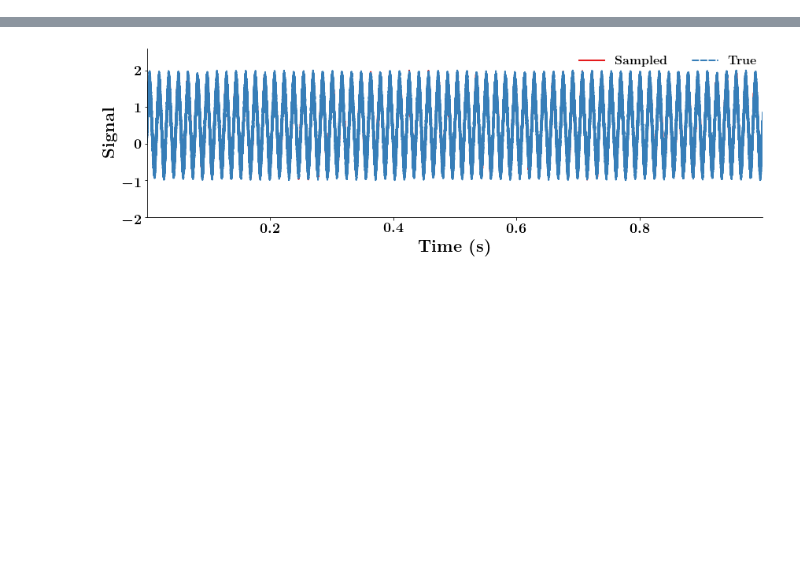
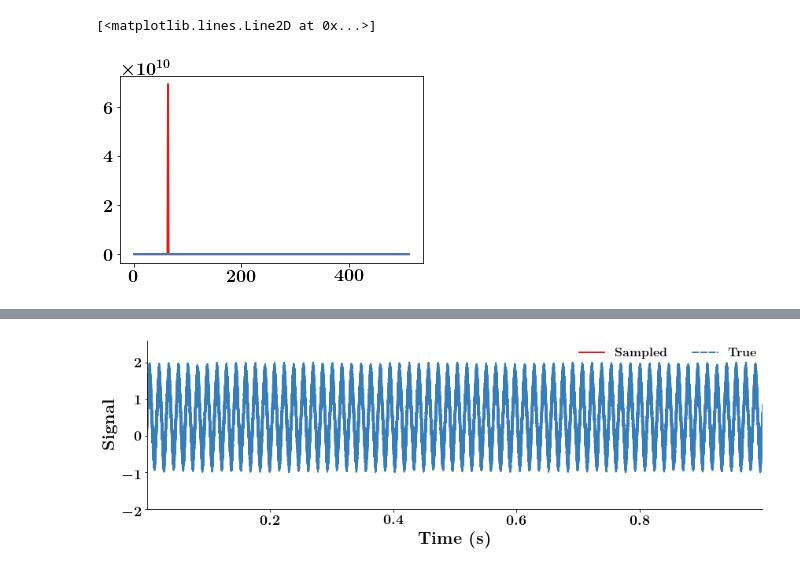
Before and after one commit to danielnewman09/Dissertation, a Jupyter notebook: Dissertation-Notebooks/Chapter-2/Demonstration-Notebooks/FFT_Discussion_Noise.ipynb, the cells around one changed output, grey strips where cells are left out. Saved outputs shown, nothing was run; the diff lists cells and outputs as text; code cells hidden in the pictures; blank space fills up the shorter version.

```diff
--- a/Dissertation-Notebooks/Chapter-2/Demonstration-Notebooks/FFT_Discussion_Noise.ipynb
+++ b/Dissertation-Notebooks/Chapter-2/Demonstration-Notebooks/FFT_Discussion_Noise.ipynb
@@ -99,0 +127,7 @@ print(raw_fft_odd.shape)
+# %%
+
+fft_averaged = np.interp(freq[:numPoints//2],freq_averaged[:averagePoints//2],raw_fft_averaged[:averagePoints//2])
+
+fft = (raw_fft * raw_fft.conj()).real
+fft = fft[:numPoints//2]
+freq = freq[:numPoints//2]
@@ -99,0 +159,6 @@ print(raw_fft_odd.shape)
+# %%
+plt.plot(freq[1:numPoints//2],fft[1:])
+plt.plot(freq[1:numPoints//2],fft_averaged[1:])
+# %% [output]
+[<matplotlib.lines.Line2D at 0x...>]
+[figure, added]
```
Also changed, not shown: parts of 11 cells of this notebook, 13 other files.
